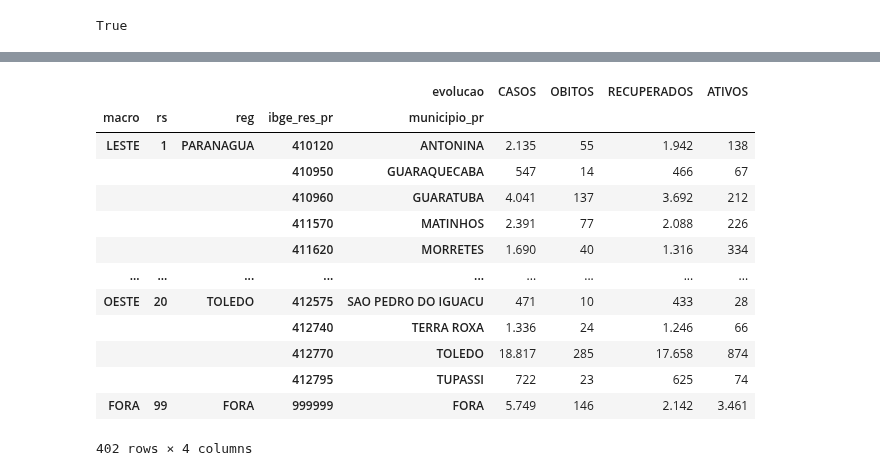
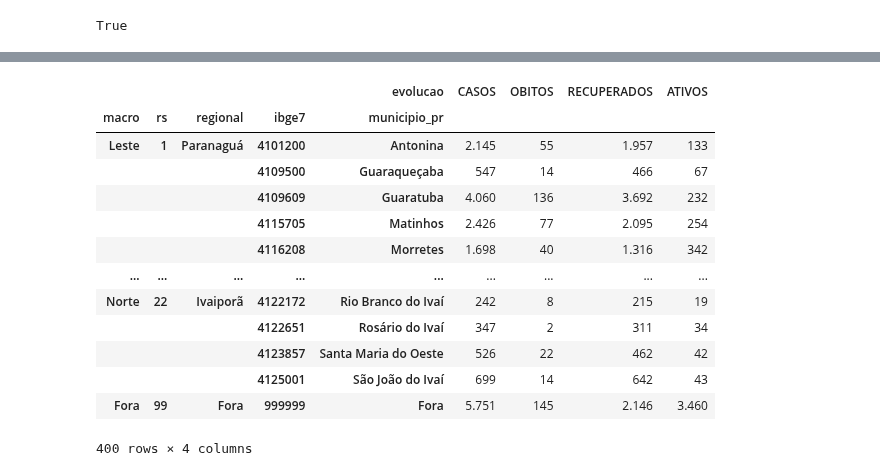
Before and after one commit to vinnylg/covid19datascience, a Jupyter notebook: notebooks/merge_access.ipynb, the cells around one changed output, grey strips where cells are left out. Drawn from its saved outputs; the diff is of its cells as text; code cells hidden in the pictures.

```diff
--- a/notebooks/merge_access.ipynb
+++ b/notebooks/merge_access.ipynb
@@ -145,6 +144 @@ obitos: 23777
-# %%
-try:
-    casosct = casosct_bkp
-except:
-    casosct_bkp = casosct
 # %%
@@ -166,15 +177,7 @@ casosct.loc[(casosct['obito']!='SIM')&(casosct['status'].notna()),'data_com_evol
-# %%
-casosct['municipio_pr'] = 'FORA'
-casosct.loc[casosct['rs']!=99,'municipio_pr'] = casosct.loc[casosct['rs']!=99,'mun_resid']
-
-regionais = Regionais()
-regionais = regionais.append(pd.Series([999999,99,'FORA','FORA','9999999'], index=regionais.columns), ignore_index=True)
-macros_idx_labels = dict([ [i,x] for (i,x) in enumerate(regionais['nm_macro'].unique())])
-macros_labels_idx = dict([ [x,i] for (i,x) in macros_idx_labels.items() ])
-
-regionais['ibge'] = regionais['ibge'].apply(int)
-regionais['nm_macro'] = regionais['nm_macro'].apply(lambda x: macros_labels_idx[x])
-
-casosct['ibge_res_pr'] = casosct['ibge_res_pr'].apply(int)
-
-casosct = pd.merge(casosct,regionais[['ibge','nm_reg','nm_macro']].rename(columns={'ibge':'ibge_res_pr','nm_reg':'reg','nm_macro':'macro'}),how='left',on='ibge_res_pr')
+# %%
+exclusoes = pd.read_excel('exclusoes.xlsx')
+exclusao_casos = casosct.loc[casosct['ordem'].isin(exclusoes['ordem'])].copy()
+
+casosct.loc[exclusao_casos.index,'excluir'] = 'SIM'
+
+casosct.loc[casosct['excluir']=='SIM'].sort_values('nome')
@@ -181,10 +202,7 @@ casosct = pd.merge(casosct,regionais[['ibge','nm_reg','nm_macro']].rename(column
 # %%
 pd.options.display.float_format = lambda x: '{:,.0f}'.format(x).replace(',','.')
 
-casosct['uf_pr'] = 'FORA'
-casosct.loc[casosct['rs']!=99,'uf_pr'] = 'PR'
-
-total = casosct.groupby(['evolucao','uf_pr'])[['identificacao']].count().unstack().droplevel(0,1)[['PR','FORA']]
+total = casosct.groupby(['evolucao','uf'])[['identificacao']].count().unstack().droplevel(0,1)[['PR','Fora']]
 total['GERAL'] = total.sum(1)
 total = total.append(pd.Series(total.sum(0),name=0))
 total.index = [2,1,3,0]
@@ -261,32 +279,32 @@ total_regionais.astype(float)
 # %%
-total_municipios = casosct.groupby(['macro','rs','reg','ibge_res_pr','municipio_pr','evolucao'])[['identificacao']].count().unstack()
+total_municipios = casosct.groupby(['macro','rs','regional','ibge7','municipio_pr','evolucao'])[['identificacao']].count().unstack()
 
 total_municipios[('','CASOS')] = total_municipios.sum(1)
 total_municipios = total_municipios.fillna(0).astype(float)
 total_municipios.columns = total_municipios.columns.droplevel(0)
 total_municipios = total_municipios.rename(columns={1:'RECUPERADOS',2:'OBITOS',3:'ATIVOS'})
 total_municipios = total_municipios[['CASOS','OBITOS','RECUPERADOS','ATIVOS']]
 
 total_municipios.index = total_municipios.index.set_levels([ macros_idx_labels[x] if isinstance(x,int) else x for x in total_municipios.index.levels[0]], level=0)
 
-##comentar 3 linhas abaixo para remover totais
+# #comentar 3 linhas abaixo para remover totais
 # total_municipios = total_municipios.append(pd.Series(total_municipios.sum(0),name=('','TOTAL','GERAL','','')))
-# pr = (total_municipios.loc[('','TOTAL','GERAL','','')].values - total_municipios.loc['FORA'].values)[0]
+# pr = (total_municipios.loc[('','TOTAL','GERAL','','')].values - total_municipios.loc['Fora'].values)[0]
 # total_municipios = total_municipios.append(pd.Series(pr, index=total_municipios.columns, name=(('','TOTAL','PR','',''))))
 
 total_municipios.astype(float)
 # %% [output]
 |  |  |  |  | evolucao | CASOS | OBITOS | RECUPERADOS | ATIVOS |
-| macro | rs | reg | ibge_res_pr | municipio_pr |  |  |  |  |
-| LESTE | 1 | PARANAGUA | 410120 | ANTONINA | 2.135 | 55 | 1.942 | 138 |
-|  |  |  | 410950 | GUARAQUECABA | 547 | 14 | 466 | 67 |
-|  |  |  | 410960 | GUARATUBA | 4.041 | 137 | 3.692 | 212 |
-|  |  |  | 411570 | MATINHOS | 2.391 | 77 | 2.088 | 226 |
-|  |  |  | 411620 | MORRETES | 1.690 | 40 | 1.316 | 334 |
+| macro | rs | regional | ibge7 | municipio_pr |  |  |  |  |
+| Leste | 1 | Paranaguá | 4101200 | Antonina | 2.145 | 55 | 1.957 | 133 |
+|  |  |  | 4109500 | Guaraqueçaba | 547 | 14 | 466 | 67 |
+|  |  |  | 4109609 | Guaratuba | 4.060 | 136 | 3.692 | 232 |
+|  |  |  | 4115705 | Matinhos | 2.426 | 77 | 2.095 | 254 |
+|  |  |  | 4116208 | Morretes | 1.698 | 40 | 1.316 | 342 |
 | ... | ... | ... | ... | ... | ... | ... | ... | ... |
-| OESTE | 20 | TOLEDO | 412575 | SAO PEDRO DO IGUACU | 471 | 10 | 433 | 28 |
-|  |  |  | 412740 | TERRA ROXA | 1.336 | 24 | 1.246 | 66 |
-|  |  |  | 412770 | TOLEDO | 18.817 | 285 | 17.658 | 874 |
-|  |  |  | 412795 | TUPASSI | 722 | 23 | 625 | 74 |
-| FORA | 99 | FORA | 999999 | FORA | 5.749 | 146 | 2.142 | 3.461 |
+| Norte | 22 | Ivaiporã | 4122172 | Rio Branco do Ivaí | 242 | 8 | 215 | 19 |
+|  |  |  | 4122651 | Rosário do Ivaí | 347 | 2 | 311 | 34 |
+|  |  |  | 4123857 | Santa Maria do Oeste | 526 | 22 | 462 | 42 |
+|  |  |  | 4125001 | São João do Ivaí | 699 | 14 | 642 | 43 |
+| Fora | 99 | Fora | 999999 | Fora | 5.751 | 145 | 2.146 | 3.460 |
-402 rows × 4 columns
+400 rows × 4 columns
```
Also changed, not shown: parts of 20 cells of this notebook, 42 other files.
